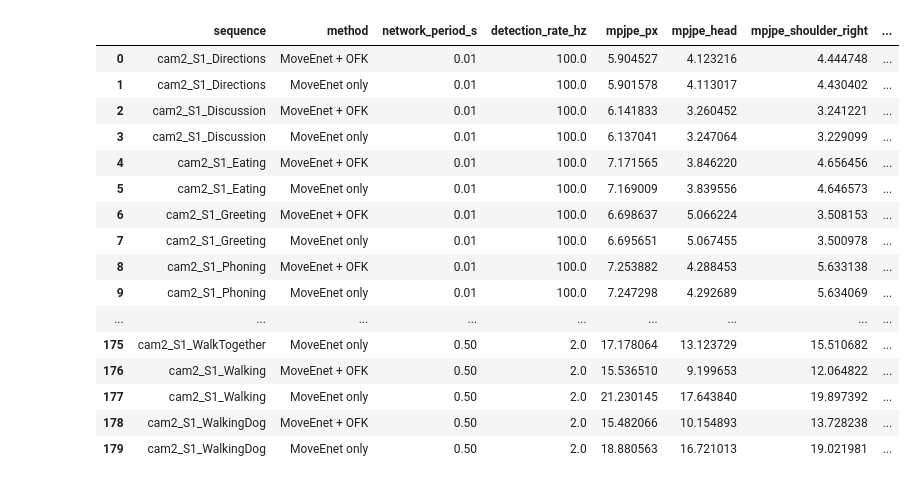
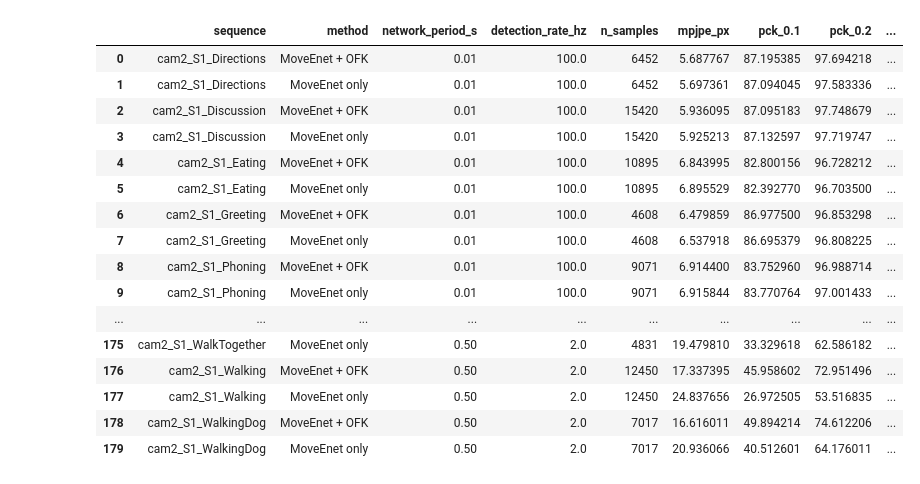
Before and after one commit to DariaBerretta/MoveEnet_OFK, a Jupyter notebook: moveEnetFlow/experiments/expA_accuracy_vs_network_period/notebooks/ExperimentA_MPJPE_vs_network_period.ipynb, the cells around one changed output. Cells and saved outputs as stored; diff of their text form; code cells hidden in the pictures.

```diff
--- a/moveEnetFlow/experiments/expA_accuracy_vs_network_period/notebooks/ExperimentA_MPJPE_vs_network_period.ipynb
+++ b/moveEnetFlow/experiments/expA_accuracy_vs_network_period/notebooks/ExperimentA_MPJPE_vs_network_period.ipynb
@@ -25,7 +38,7 @@ SUMMARY_DIR = EXP_DIR / 'results' / 'summary'
 PLOTS_DIR = EXP_DIR / 'plots'
 
 # Must match the --data_root used in run_experiment_a.sh
-DATA_ROOT = Path('/data/new_scarfGNN_full/raw')
+DATA_ROOT = Path('/data/moveEnet_test/raw')
 
 SUMMARY_DIR.mkdir(parents=True, exist_ok=True)
 PLOTS_DIR.mkdir(parents=True, exist_ok=True)
@@ -35,7 +48,11 @@ period_tokens = ["0.01", "0.02", "0.05", "0.1", "0.2", "0.5"]
 period_values = [float(x) for x in period_tokens]
 # period_token_to_val = {t: v for t, v in zip(period_tokens, period_values)}
 
+# PCK thresholds to evaluate
+pck_thresholds = [0.1, 0.2, 0.4, 0.6]
+
 print('DATA_ROOT:', DATA_ROOT)
 print('RAW_DIR:', RAW_DIR)
 print('Periods:', period_values)
+print('PCK Thresholds:', pck_thresholds)
 # %% [output]
@@ -116,21 +172,23 @@ def gt_path_from_seq_key(seq_key: str):
 csv_files = sorted(RAW_DIR.glob('np_*/*.csv'))
 print(f'Found {len(csv_files)} prediction CSV files')
 if len(csv_files) == 0:
-    raise RuntimeError('No CSV files found. Run run_experiment_a.sh first.')
+    raise RuntimeError('No CSV files found. Run run_experiment_a.sh or run_experiment_a_pck.sh first.')
 
 gt_cache = {}
 rows = []
 
-for csv_path in csv_files:
+print('Processing CSV files and computing MPJPE + PCK...')
+for idx, csv_path in enumerate(csv_files):
+    if idx % 10 == 0:
+        print(f'  [{idx}/{len(csv_files)}]')
+
     seq_key, method, network_period_s = extract_metadata_from_name(csv_path)
 
-    # Reconstruct GT path from sequence key
     gt_path = gt_path_from_seq_key(seq_key)
     if not gt_path.exists():
         print(f'Skipping (missing GT): {gt_path}')
         continue
 
-    # Load GT data with caching to avoid redundant disk reads for sequences with multiple prediction files
     if gt_path not in gt_cache:
         gt_cache[gt_path] = ds_parsing.import_yarp_skeleton_data(gt_path, multi_channel=False)
     gt_data = gt_cache[gt_path]
@@ -138,30 +196,42 @@ for csv_path in csv_files:
     ts_pred, joints_pred = load_pred_eval_csv(csv_path)
     joints_gt = interp_gt_to_pred_ts(gt_data, ts_pred)
 
-    err = np.linalg.norm(joints_pred - joints_gt, axis=2)  # [N,13] per-frame joint error (px)
-    per_joint = err.mean(axis=0)                           # Avg error per joint across frames
-    mpjpe_px = float(per_joint.mean())                     # Overall MPJPE across joints/frames
+    # MPJPE
+    err = np.linalg.norm(joints_pred - joints_gt, axis=2)  # [N,13]
+    per_joint_err = err.mean(axis=0)
+    mpjpe_px = float(per_joint_err.mean())
 
-    n_samples = int(err.shape[0])                          # Number of logged pose rows (not event packets)
+    # PCK
+    pck_results = {}
+    for th in pck_thresholds:
+        pck_binary = calculate_pck(joints_pred, joints_gt, th)  # [N,13]
+        pck_results[f'pck_{th:.1f}'] = float(pck_binary.mean() * 100.0)
+        for j, joint in enumerate(joint_names):
+            pck_results[f'pck_{th:.1f}_{joint}'] = float(pck_binary[:, j].mean() * 100.0)
+
+    n_samples = int(err.shape[0])
     rows.append({
         'sequence': seq_key,
         'method': method,
         'network_period_s': network_period_s,
         'detection_rate_hz': 1.0 / network_period_s,
-        'n_samples': n_samples,                            # Pose samples in this CSV
-        'sum_err_px': float(err.sum()),                    # Sum of all joint errors (px)
-        'n_points': int(err.size),                         # Total joint measurements (n_samples * 13)
+        'n_samples': n_samples,
+        'sum_err_px': float(err.sum()),
+        'n_points': int(err.size),
         'mpjpe_px': mpjpe_px,
-        **{f'mpjpe_{joint}': float(per_joint[i]) for i, joint in enumerate(joint_names)}
+        **{f'mpjpe_{joint}': float(per_joint_err[i]) for i, joint in enumerate(joint_names)},
+        **pck_results
     })
 
 df_seq = pd.DataFrame(rows).sort_values(['network_period_s', 'sequence', 'method']).reset_index(drop=True)
-print('Per-sequence rows:', len(df_seq))
+print(f'\nProcessed {len(df_seq)} sequences')
 
-# Show per-sequence table without the internal aggregation columns
-hidden_cols = ['n_samples', 'sum_err_px', 'n_points']
-visible_df = df_seq.drop(columns=hidden_cols, errors='ignore')
-with pd.option_context('display.max_rows', None, 'display.max_columns', None):
+# Compact display (overall metrics only)
+pck_cols = [f'pck_{th:.1f}' for th in pck_thresholds]
+display_cols = ['sequence', 'method', 'network_period_s', 'detection_rate_hz', 'n_samples', 'mpjpe_px'] + pck_cols
+visible_df = df_seq[display_cols].copy()
+
+with pd.option_context('display.max_rows', None, 'display.max_columns', None, 'display.width', None):
     display(visible_df)
 # %% [output]
 Found 180 prediction CSV files
@@ -171,20 +254,20 @@ Per-sequence rows: 180
-|  | sequence | method | network_period_s | detection_rate_hz | mpjpe_px | mpjpe_head | mpjpe_shoulder_right | ... |
-| 0 | cam2_S1_Directions | MoveEnet + OFK | 0.01 | 100.0 | 5.904527 | 4.123216 | 4.444748 | ... |
-| 1 | cam2_S1_Directions | MoveEnet only | 0.01 | 100.0 | 5.901578 | 4.113017 | 4.430402 | ... |
-| 2 | cam2_S1_Discussion | MoveEnet + OFK | 0.01 | 100.0 | 6.141833 | 3.260452 | 3.241221 | ... |
-| 3 | cam2_S1_Discussion | MoveEnet only | 0.01 | 100.0 | 6.137041 | 3.247064 | 3.229099 | ... |
-| 4 | cam2_S1_Eating | MoveEnet + OFK | 0.01 | 100.0 | 7.171565 | 3.846220 | 4.656456 | ... |
-| 5 | cam2_S1_Eating | MoveEnet only | 0.01 | 100.0 | 7.169009 | 3.839556 | 4.646573 | ... |
-| 6 | cam2_S1_Greeting | MoveEnet + OFK | 0.01 | 100.0 | 6.698637 | 5.066224 | 3.508153 | ... |
-| 7 | cam2_S1_Greeting | MoveEnet only | 0.01 | 100.0 | 6.695651 | 5.067455 | 3.500978 | ... |
-| 8 | cam2_S1_Phoning | MoveEnet + OFK | 0.01 | 100.0 | 7.253882 | 4.288453 | 5.633138 | ... |
-| 9 | cam2_S1_Phoning | MoveEnet only | 0.01 | 100.0 | 7.247298 | 4.292689 | 5.634069 | ... |
-| ... | ... | ... | ... | ... | ... | ... | ... | ... |
-| 175 | cam2_S1_WalkTogether | MoveEnet only | 0.50 | 2.0 | 17.178064 | 13.123729 | 15.510682 | ... |
-| 176 | cam2_S1_Walking | MoveEnet + OFK | 0.50 | 2.0 | 15.536510 | 9.199653 | 12.064822 | ... |
-| 177 | cam2_S1_Walking | MoveEnet only | 0.50 | 2.0 | 21.230145 | 17.643840 | 19.897392 | ... |
-| 178 | cam2_S1_WalkingDog | MoveEnet + OFK | 0.50 | 2.0 | 15.482066 | 10.154893 | 13.728238 | ... |
-| 179 | cam2_S1_WalkingDog | MoveEnet only | 0.50 | 2.0 | 18.880563 | 16.721013 | 19.021981 | ... |
+|  | sequence | method | network_period_s | detection_rate_hz | n_samples | mpjpe_px | pck_0.1 | pck_0.2 | ... |
+| 0 | cam2_S1_Directions | MoveEnet + OFK | 0.01 | 100.0 | 6452 | 5.687767 | 87.195385 | 97.694218 | ... |
+| 1 | cam2_S1_Directions | MoveEnet only | 0.01 | 100.0 | 6452 | 5.697361 | 87.094045 | 97.583336 | ... |
+| 2 | cam2_S1_Discussion | MoveEnet + OFK | 0.01 | 100.0 | 15420 | 5.936095 | 87.095183 | 97.748679 | ... |
+| 3 | cam2_S1_Discussion | MoveEnet only | 0.01 | 100.0 | 15420 | 5.925213 | 87.132597 | 97.719747 | ... |
+| 4 | cam2_S1_Eating | MoveEnet + OFK | 0.01 | 100.0 | 10895 | 6.843995 | 82.800156 | 96.728212 | ... |
+| 5 | cam2_S1_Eating | MoveEnet only | 0.01 | 100.0 | 10895 | 6.895529 | 82.392770 | 96.703500 | ... |
+| 6 | cam2_S1_Greeting | MoveEnet + OFK | 0.01 | 100.0 | 4608 | 6.479859 | 86.977500 | 96.853298 | ... |
+| 7 | cam2_S1_Greeting | MoveEnet only | 0.01 | 100.0 | 4608 | 6.537918 | 86.695379 | 96.808225 | ... |
+| 8 | cam2_S1_Phoning | MoveEnet + OFK | 0.01 | 100.0 | 9071 | 6.914400 | 83.752960 | 96.988714 | ... |
+| 9 | cam2_S1_Phoning | MoveEnet only | 0.01 | 100.0 | 9071 | 6.915844 | 83.770764 | 97.001433 | ... |
+| ... | ... | ... | ... | ... | ... | ... | ... | ... | ... |
+| 175 | cam2_S1_WalkTogether | MoveEnet only | 0.50 | 2.0 | 4831 | 19.479810 | 33.329618 | 62.586182 | ... |
+| 176 | cam2_S1_Walking | MoveEnet + OFK | 0.50 | 2.0 | 12450 | 17.337395 | 45.958602 | 72.951496 | ... |
+| 177 | cam2_S1_Walking | MoveEnet only | 0.50 | 2.0 | 12450 | 24.837656 | 26.972505 | 53.516835 | ... |
+| 178 | cam2_S1_WalkingDog | MoveEnet + OFK | 0.50 | 2.0 | 7017 | 16.616011 | 49.894214 | 74.612206 | ... |
+| 179 | cam2_S1_WalkingDog | MoveEnet only | 0.50 | 2.0 | 7017 | 20.936066 | 40.512601 | 64.176011 | ... |
 # %%
 if len(df_seq) == 0:
     raise RuntimeError('No valid sequence rows to aggregate.')
```
Also changed, not shown: parts of 8 cells of this notebook, 16 other files.
